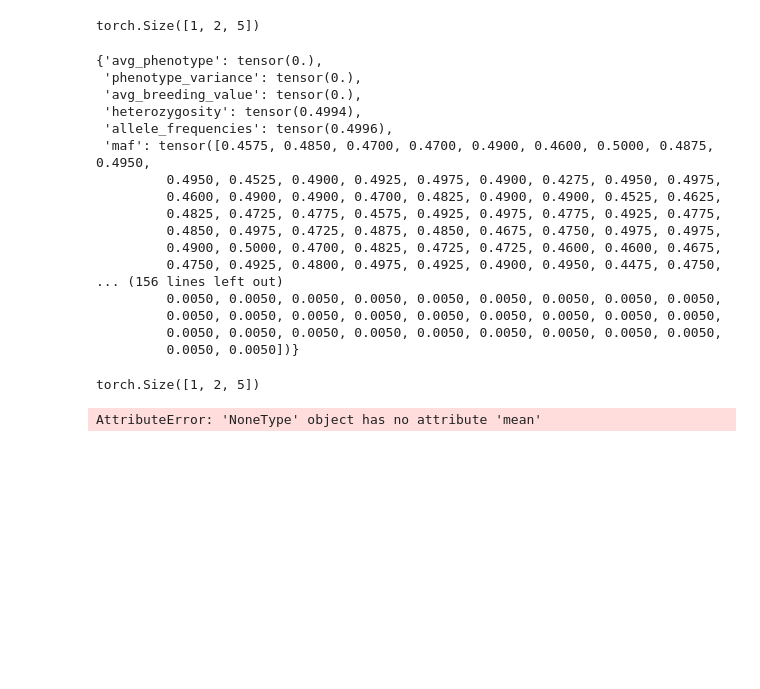
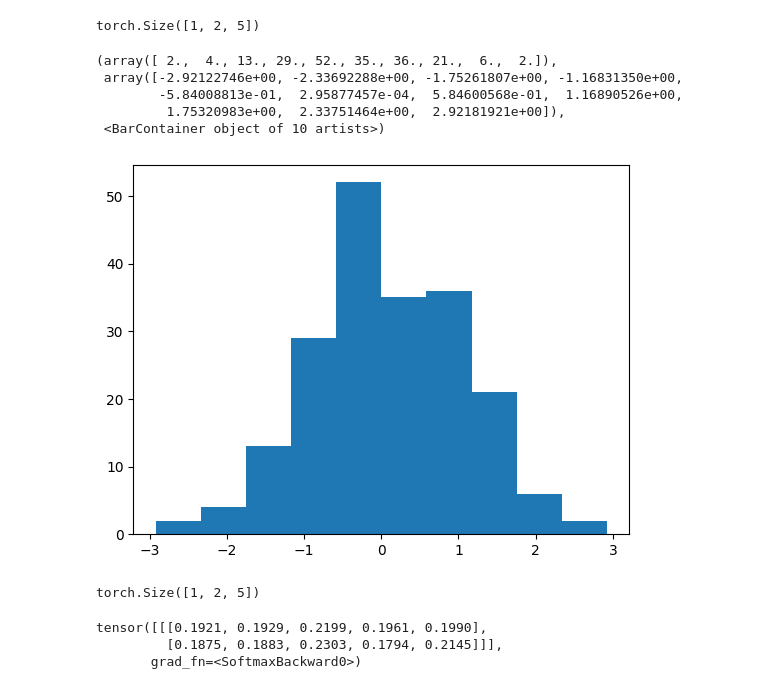
Before and after one commit to cjGO/burbankai, a Jupyter notebook: nbs/x01_populationStatistics.ipynb, the cells around one changed output. Cells and saved outputs as stored; diff of their text form; code cells hidden in the pictures; blank space fills up the shorter version.

Commit message:
breedingEnv can run a generation

```diff
--- a/nbs/x01_populationStatistics.ipynb
+++ b/nbs/x01_populationStatistics.ipynb
@@ -184,8 +185,8 @@ class BreedingSimulation:
             'avg_phenotype': self.population.phenotypes.mean(),
             'phenotype_variance': self.population.phenotypes.var(),
             'avg_breeding_value': self.population.breeding_values.mean(),
-            'heterozygosity': pop_stat['heterozygosity'].mean(),
-            'allele_frequencies': pop_stat['allele_frequencies'].mean(),
+            'heterozygosity': pop_stat['heterozygosity'],
+            'allele_frequencies': pop_stat['allele_frequencies'],
             'maf': pop_stat['maf'], # Assuming your model uses the whole maf vector
             'inbreeding_coefficient': pop_stat['inbreeding_coefficient'],
             'ld_matrix': pop_stat['ld_matrix'],
@@ -232,8 +233,8 @@ class BreedingSimulation:
         plt.show()
 
 
-n_chr = 1
-n_loci = 1000
+n_chr = 5
+n_loci = 100
 founder_pop_size = 200
 
 G = Genome(n_chr, n_loci)
@@ -241,9 +242,9 @@ founder_pop = create_pop(G, create_random_pop(G, founder_pop_size))
 T = Trait(G, founder_pop, target_mean=0.0, target_variance=1.0)
 
 sim = BreedingSimulation(G, T, h2
-                         =0.2, reps=2, pop_size=founder_pop_size, selection_fraction=0.5)
+                         =0.8, reps=1, pop_size=founder_pop_size, selection_fraction=0.5)
 
-model = MyNetwork(n_loci, founder_pop_size)
+model = MyNetwork(n_loci*n_chr, founder_pop_size)
 
 
 # Example usage for a single cycle in an episode.
@@ -262,23 +263,3 @@ output = model(input1, input2, input3, input4, input_matrix)
 print(output.shape)
 # %% [output]
 torch.Size([1, 2, 5])
-# %%
-sim.get_state()
-# %% [output]
-{'avg_phenotype': tensor(0.),
- 'phenotype_variance': tensor(0.),
- 'avg_breeding_value': tensor(0.),
- 'heterozygosity': tensor(0.4994),
- 'allele_frequencies': tensor(0.4996),
- 'maf': tensor([0.4575, 0.4850, 0.4700, 0.4700, 0.4900, 0.4600, 0.5000, 0.4875, 0.4950,
-         0.4950, 0.4525, 0.4900, 0.4925, 0.4975, 0.4900, 0.4275, 0.4950, 0.4975,
-         0.4600, 0.4900, 0.4900, 0.4700, 0.4825, 0.4900, 0.4900, 0.4525, 0.4625,
-         0.4825, 0.4725, 0.4775, 0.4575, 0.4925, 0.4975, 0.4775, 0.4925, 0.4775,
-         0.4850, 0.4975, 0.4725, 0.4875, 0.4850, 0.4675, 0.4750, 0.4975, 0.4975,
-         0.4900, 0.5000, 0.4700, 0.4825, 0.4725, 0.4725, 0.4600, 0.4600, 0.4675,
-         0.4750, 0.4925, 0.4800, 0.4975, 0.4925, 0.4900, 0.4950, 0.4475, 0.4750,
-... (156 lines left out)
-         0.0050, 0.0050, 0.0050, 0.0050, 0.0050, 0.0050, 0.0050, 0.0050, 0.0050,
-         0.0050, 0.0050, 0.0050, 0.0050, 0.0050, 0.0050, 0.0050, 0.0050, 0.0050,
-         0.0050, 0.0050, 0.0050, 0.0050, 0.0050, 0.0050, 0.0050, 0.0050, 0.0050,
-         0.0050, 0.0050])}
@@ -284,0 +268,9 @@ sim.get_state()
+# %%
+plt.hist(sim.population.phenotypes)
+# %% [output]
+(array([ 2.,  4., 13., 29., 52., 35., 36., 21.,  6.,  2.]),
+ array([-2.92122746e+00, -2.33692288e+00, -1.75261807e+00, -1.16831350e+00,
+        -5.84008813e-01,  2.95877457e-04,  5.84600568e-01,  1.16890526e+00,
+         1.75320983e+00,  2.33751464e+00,  2.92181921e+00]),
+ <BarContainer object of 10 artists>)
+[figure, added]
@@ -313,7 +324,11 @@ output = model(input1, input2, input3, input4, input_matrix)
 print(output.shape)
 # %% [output]
 torch.Size([1, 2, 5])
+# %%
+model(input1, input2, input3, input4, input_matrix)
+# %% [output]
+tensor([[[0.1921, 0.1929, 0.2199, 0.1961, 0.1990],
+         [0.1875, 0.1883, 0.2303, 0.1794, 0.2145]]],
+       grad_fn=<SoftmaxBackward0>)
 # %%
-sim.get_state()
+BE = BreedingEnvironment(sim,model)
-# %% [output]
-AttributeError: 'NoneType' object has no attribute 'mean'
```
Also changed, not shown: parts of 7 cells of this notebook, 1 other file.
